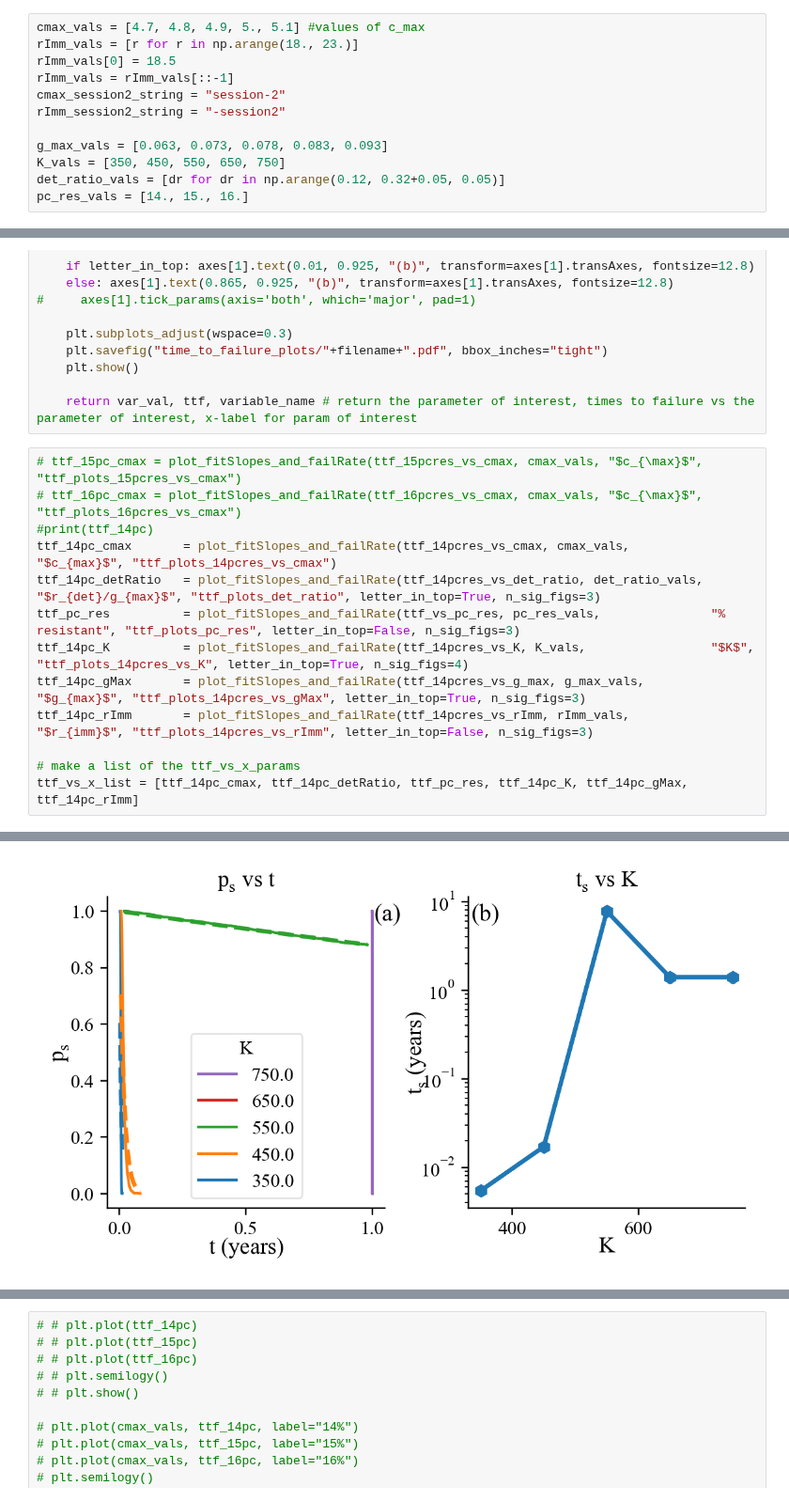
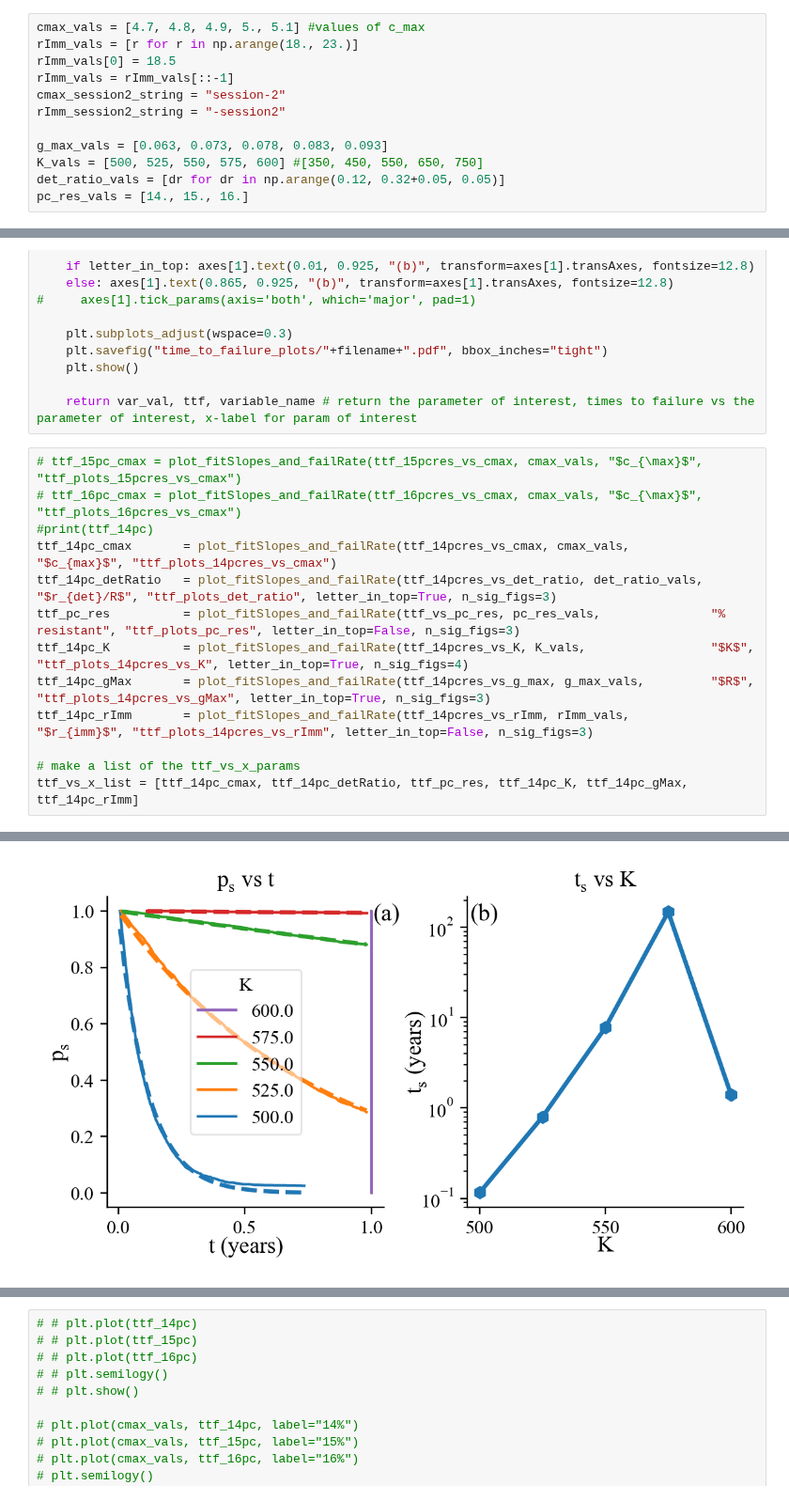
Before and after one commit to patricksinclair/multispecies_postprocessing, a Jupyter notebook: geno_distbs/varying_susceps/ttf_analyser.ipynb, the cells around one changed output, grey strips where cells are left out. Shown at 94% size. Drawn from its saved outputs; the diff is of its cells as text.

```diff
--- a/geno_distbs/varying_susceps/ttf_analyser.ipynb
+++ b/geno_distbs/varying_susceps/ttf_analyser.ipynb
@@ -20,7 +20,7 @@ cmax_session2_string = "session-2"
 rImm_session2_string = "-session2"
 
 g_max_vals = [0.063, 0.073, 0.078, 0.083, 0.093]
-K_vals = [350, 450, 550, 650, 750]
+K_vals = [500, 525, 550, 575, 600] #[350, 450, 550, 650, 750]
 det_ratio_vals = [dr for dr in np.arange(0.12, 0.32+0.05, 0.05)]
 pc_res_vals = [14., 15., 16.]
 # %%
@@ -301,21 +301,21 @@ def plot_fitSlopes_and_failRate(ttf_df_list, variable_vals, variable_name, filen
 # %%
 # ttf_15pc_cmax = plot_fitSlopes_and_failRate(ttf_15pcres_vs_cmax, cmax_vals, "$c_{\max}$", "ttf_plots_15pcres_vs_cmax")
 # ttf_16pc_cmax = plot_fitSlopes_and_failRate(ttf_16pcres_vs_cmax, cmax_vals, "$c_{\max}$", "ttf_plots_16pcres_vs_cmax")
 #print(ttf_14pc)
 ttf_14pc_cmax       = plot_fitSlopes_and_failRate(ttf_14pcres_vs_cmax, cmax_vals,           "$c_{max}$", "ttf_plots_14pcres_vs_cmax")
-ttf_14pc_detRatio   = plot_fitSlopes_and_failRate(ttf_14pcres_vs_det_ratio, det_ratio_vals, "$r_{det}/g_{max}$", "ttf_plots_det_ratio", letter_in_top=True, n_sig_figs=3)
+ttf_14pc_detRatio   = plot_fitSlopes_and_failRate(ttf_14pcres_vs_det_ratio, det_ratio_vals, "$r_{det}/R$", "ttf_plots_det_ratio", letter_in_top=True, n_sig_figs=3)
 ttf_pc_res          = plot_fitSlopes_and_failRate(ttf_vs_pc_res, pc_res_vals,               "% resistant", "ttf_plots_pc_res", letter_in_top=False, n_sig_figs=3)
 ttf_14pc_K          = plot_fitSlopes_and_failRate(ttf_14pcres_vs_K, K_vals,                 "$K$", "ttf_plots_14pcres_vs_K", letter_in_top=True, n_sig_figs=4)
-ttf_14pc_gMax       = plot_fitSlopes_and_failRate(ttf_14pcres_vs_g_max, g_max_vals,         "$g_{max}$", "ttf_plots_14pcres_vs_gMax", letter_in_top=True, n_sig_figs=3)
+ttf_14pc_gMax       = plot_fitSlopes_and_failRate(ttf_14pcres_vs_g_max, g_max_vals,         "$R$", "ttf_plots_14pcres_vs_gMax", letter_in_top=True, n_sig_figs=3)
 ttf_14pc_rImm       = plot_fitSlopes_and_failRate(ttf_14pcres_vs_rImm, rImm_vals,           "$r_{imm}$", "ttf_plots_14pcres_vs_rImm", letter_in_top=False, n_sig_figs=3)
 
 # make a list of the ttf_vs_x_params
 ttf_vs_x_list = [ttf_14pc_cmax, ttf_14pc_detRatio, ttf_pc_res, ttf_14pc_K, ttf_14pc_gMax, ttf_14pc_rImm]
 # %% [output]
 [figure]
 [figure]
 [figure]
-[figure, old version]
+[figure, new version]
 [figure]
 [figure]
 # %%
```
Also changed, not shown: parts of 1 cell of this notebook.
